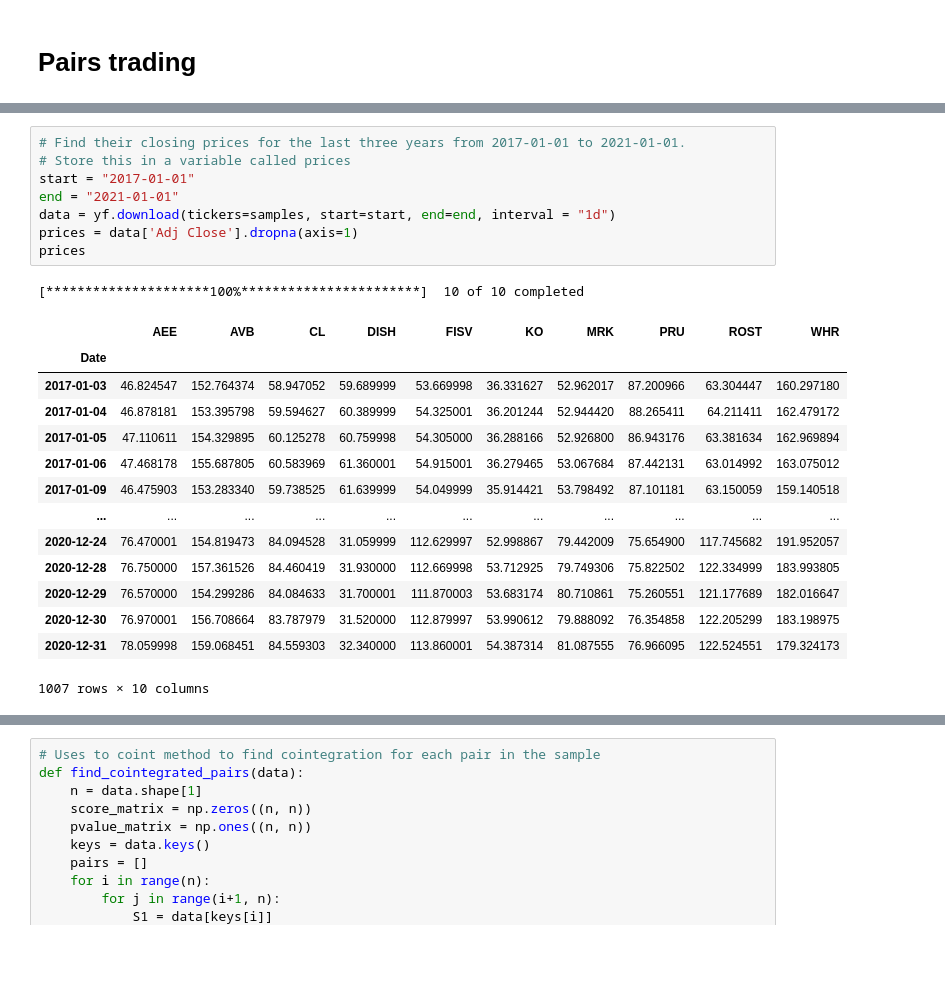
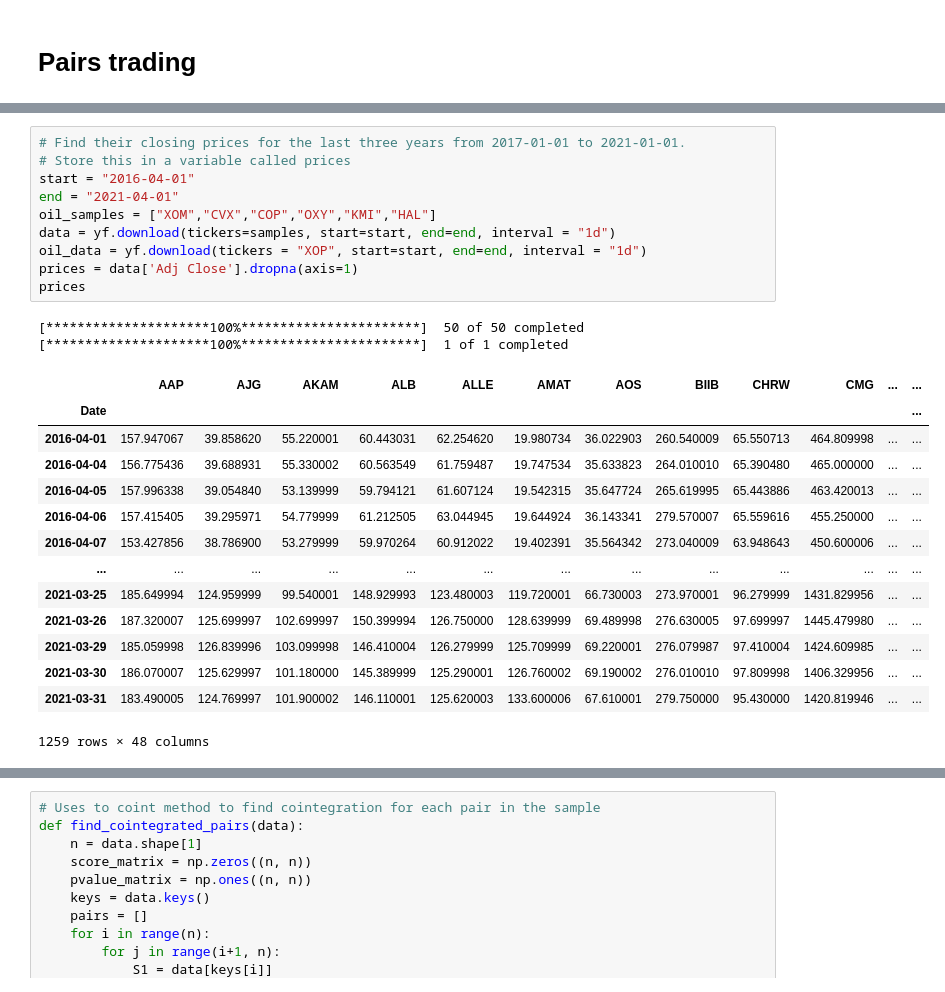
Before and after one commit to LDeng0205/Pairs-Trading-with-Macroeconomic-Data-Analysis, a Jupyter notebook: the-code.ipynb, the cells around one changed output, grey strips where cells are left out. Cells and saved outputs as stored; diff of their text form; blank space fills up the shorter version.

```diff
--- a/the-code.ipynb
+++ b/the-code.ipynb
@@ -183,24 +173,27 @@ print(samples)
 # %%
 # Find their closing prices for the last three years from 2017-01-01 to 2021-01-01.
 # Store this in a variable called prices
-start = "2017-01-01"
-end = "2021-01-01"
+start = "2016-04-01"
+end = "2021-04-01"
+oil_samples = ["XOM","CVX","COP","OXY","KMI","HAL"]
 data = yf.download(tickers=samples, start=start, end=end, interval = "1d")
+oil_data = yf.download(tickers = "XOP", start=start, end=end, interval = "1d")
 prices = data['Adj Close'].dropna(axis=1)
 prices
 # %% [output]
-[*********************100%***********************]  10 of 10 completed
+[*********************100%***********************]  50 of 50 completed
+[*********************100%***********************]  1 of 1 completed
-|  | AEE | AVB | CL | DISH | FISV | KO | MRK | PRU | ROST | WHR |
-| Date |  |  |  |  |  |  |  |  |  |  |
-| 2017-01-03 | 46.824547 | 152.764374 | 58.947052 | 59.689999 | 53.669998 | 36.331627 | 52.962017 | 87.200966 | 63.304447 | 160.297180 |
-| 2017-01-04 | 46.878181 | 153.395798 | 59.594627 | 60.389999 | 54.325001 | 36.201244 | 52.944420 | 88.265411 | 64.211411 | 162.479172 |
-| 2017-01-05 | 47.110611 | 154.329895 | 60.125278 | 60.759998 | 54.305000 | 36.288166 | 52.926800 | 86.943176 | 63.381634 | 162.969894 |
-| 2017-01-06 | 47.468178 | 155.687805 | 60.583969 | 61.360001 | 54.915001 | 36.279465 | 53.067684 | 87.442131 | 63.014992 | 163.075012 |
-| 2017-01-09 | 46.475903 | 153.283340 | 59.738525 | 61.639999 | 54.049999 | 35.914421 | 53.798492 | 87.101181 | 63.150059 | 159.140518 |
-| ... | ... | ... | ... | ... | ... | ... | ... | ... | ... | ... |
-| 2020-12-24 | 76.470001 | 154.819473 | 84.094528 | 31.059999 | 112.629997 | 52.998867 | 79.442009 | 75.654900 | 117.745682 | 191.952057 |
-| 2020-12-28 | 76.750000 | 157.361526 | 84.460419 | 31.930000 | 112.669998 | 53.712925 | 79.749306 | 75.822502 | 122.334999 | 183.993805 |
-| 2020-12-29 | 76.570000 | 154.299286 | 84.084633 | 31.700001 | 111.870003 | 53.683174 | 80.710861 | 75.260551 | 121.177689 | 182.016647 |
-| 2020-12-30 | 76.970001 | 156.708664 | 83.787979 | 31.520000 | 112.879997 | 53.990612 | 79.888092 | 76.354858 | 122.205299 | 183.198975 |
-| 2020-12-31 | 78.059998 | 159.068451 | 84.559303 | 32.340000 | 113.860001 | 54.387314 | 81.087555 | 76.966095 | 122.524551 | 179.324173 |
+|  | AAP | AJG | AKAM | ALB | ALLE | AMAT | AOS | BIIB | CHRW | CMG | ... | ... |
+| Date |  |  |  |  |  |  |  |  |  |  |  | ... |
+| 2016-04-01 | 157.947067 | 39.858620 | 55.220001 | 60.443031 | 62.254620 | 19.980734 | 36.022903 | 260.540009 | 65.550713 | 464.809998 | ... | ... |
+| 2016-04-04 | 156.775436 | 39.688931 | 55.330002 | 60.563549 | 61.759487 | 19.747534 | 35.633823 | 264.010010 | 65.390480 | 465.000000 | ... | ... |
+| 2016-04-05 | 157.996338 | 39.054840 | 53.139999 | 59.794121 | 61.607124 | 19.542315 | 35.647724 | 265.619995 | 65.443886 | 463.420013 | ... | ... |
+| 2016-04-06 | 157.415405 | 39.295971 | 54.779999 | 61.212505 | 63.044945 | 19.644924 | 36.143341 | 279.570007 | 65.559616 | 455.250000 | ... | ... |
+| 2016-04-07 | 153.427856 | 38.786900 | 53.279999 | 59.970264 | 60.912022 | 19.402391 | 35.564342 | 273.040009 | 63.948643 | 450.600006 | ... | ... |
+| ... | ... | ... | ... | ... | ... | ... | ... | ... | ... | ... | ... | ... |
+| 2021-03-25 | 185.649994 | 124.959999 | 99.540001 | 148.929993 | 123.480003 | 119.720001 | 66.730003 | 273.970001 | 96.279999 | 1431.829956 | ... | ... |
+| 2021-03-26 | 187.320007 | 125.699997 | 102.699997 | 150.399994 | 126.750000 | 128.639999 | 69.489998 | 276.630005 | 97.699997 | 1445.479980 | ... | ... |
+| 2021-03-29 | 185.059998 | 126.839996 | 103.099998 | 146.410004 | 126.279999 | 125.709999 | 69.220001 | 276.079987 | 97.410004 | 1424.609985 | ... | ... |
+| 2021-03-30 | 186.070007 | 125.629997 | 101.180000 | 145.389999 | 125.290001 | 126.760002 | 69.190002 | 276.010010 | 97.809998 | 1406.329956 | ... | ... |
+| 2021-03-31 | 183.490005 | 124.769997 | 101.900002 | 146.110001 | 125.620003 | 133.600006 | 67.610001 | 279.750000 | 95.430000 | 1420.819946 | ... | ... |
-1007 rows × 10 columns
+1259 rows × 48 columns
```
Also changed, not shown: parts of 19 cells of this notebook.
